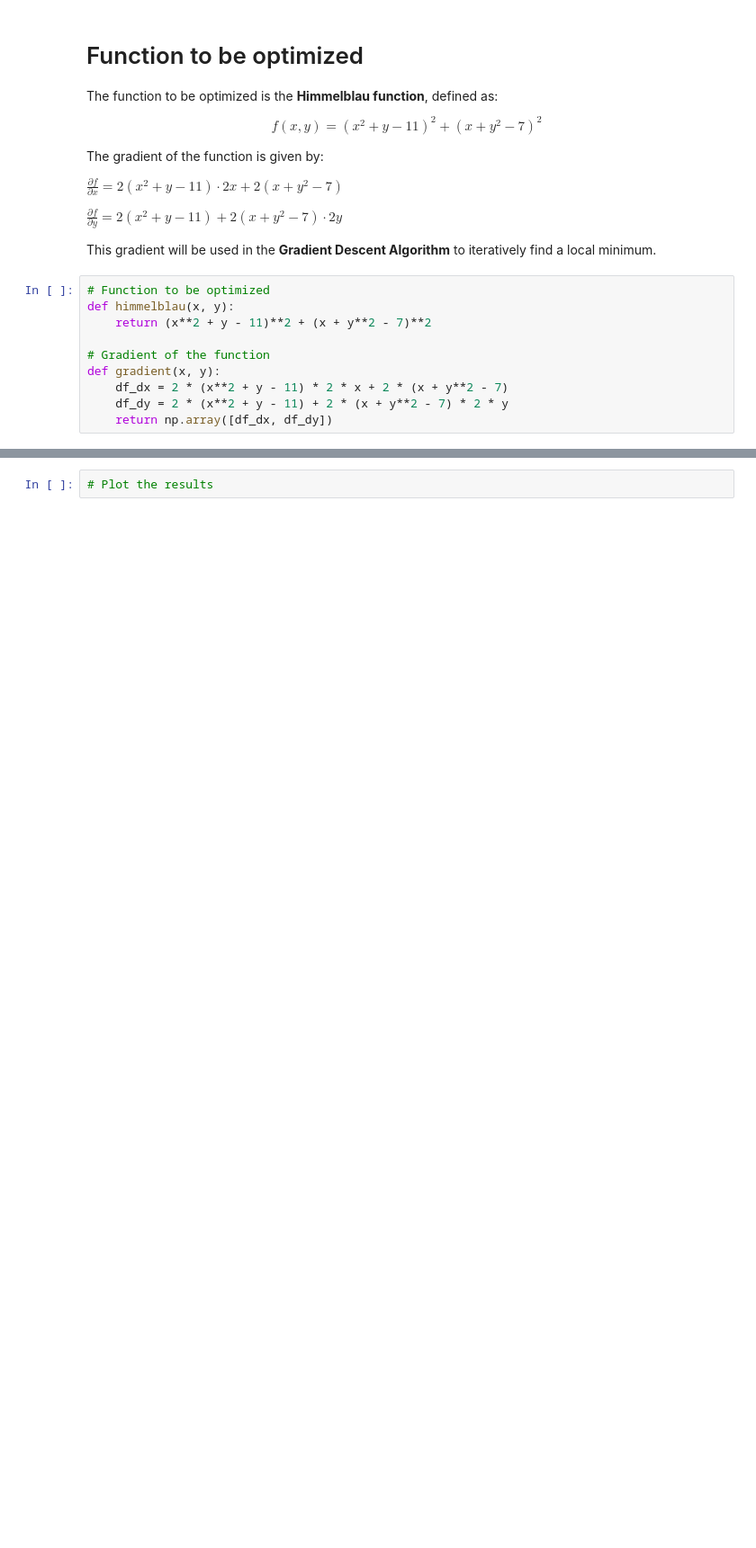
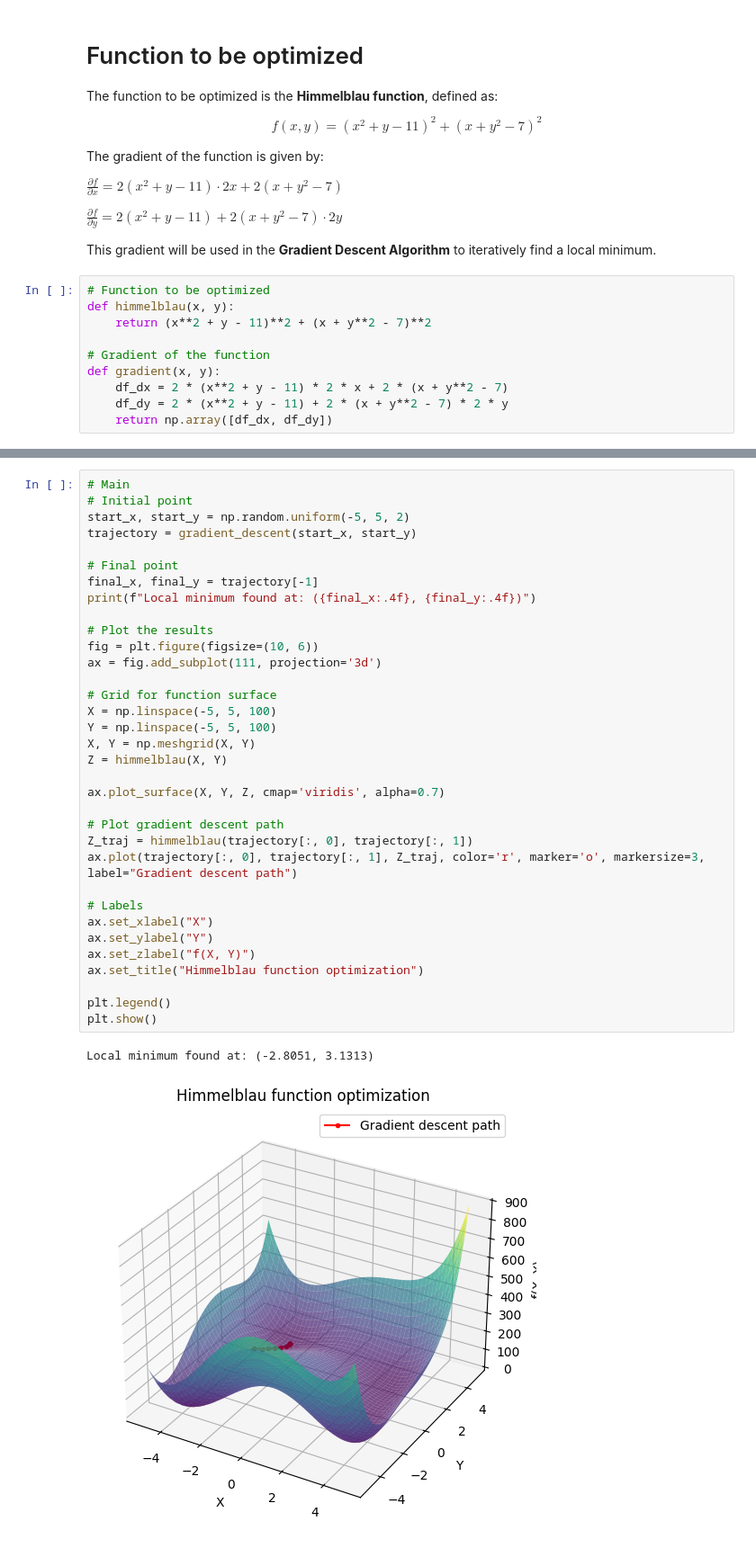
Before and after one commit to RobertoJose98/gradient-descent-hw, a Jupyter notebook: TI_1_HW1.ipynb, the cells around one changed output, grey strips where cells are left out. Shown at 90% size. Cells and saved outputs as stored; diff of their text form; blank space fills up the shorter version.

Commit message:
Results plotting

```diff
--- a/TI_1_HW1.ipynb
+++ b/TI_1_HW1.ipynb
@@ -115,5 +115,40 @@ def gradient_descent(start_x, start_y, learning_rate=0.01, max_iters=1000, tol=1
 
     # Convert history list to a NumPy array for easier processing
     return np.array(history)
-# %%
-# Plot the results
+# %%
+# Main
+# Initial point
+start_x, start_y = np.random.uniform(-5, 5, 2)
+trajectory = gradient_descent(start_x, start_y)
+
+# Final point
+final_x, final_y = trajectory[-1]
+print(f"Local minimum found at: ({final_x:.4f}, {final_y:.4f})")
+
+# Plot the results
+fig = plt.figure(figsize=(10, 6))
+ax = fig.add_subplot(111, projection='3d')
+
+# Grid for function surface
+X = np.linspace(-5, 5, 100)
+Y = np.linspace(-5, 5, 100)
+X, Y = np.meshgrid(X, Y)
+Z = himmelblau(X, Y)
+
+ax.plot_surface(X, Y, Z, cmap='viridis', alpha=0.7)
+
+# Plot gradient descent path
+Z_traj = himmelblau(trajectory[:, 0], trajectory[:, 1])
+ax.plot(trajectory[:, 0], trajectory[:, 1], Z_traj, color='r', marker='o', markersize=3, label="Gradient descent path")
+
+# Labels
+ax.set_xlabel("X")
+ax.set_ylabel("Y")
+ax.set_zlabel("f(X, Y)")
+ax.set_title("Himmelblau function optimization")
+
+plt.legend()
+plt.show()
+# %% [output]
+Local minimum found at: (-2.8051, 3.1313)
+[figure, added]
```
Also changed, not shown: parts of 3 cells of this notebook.
